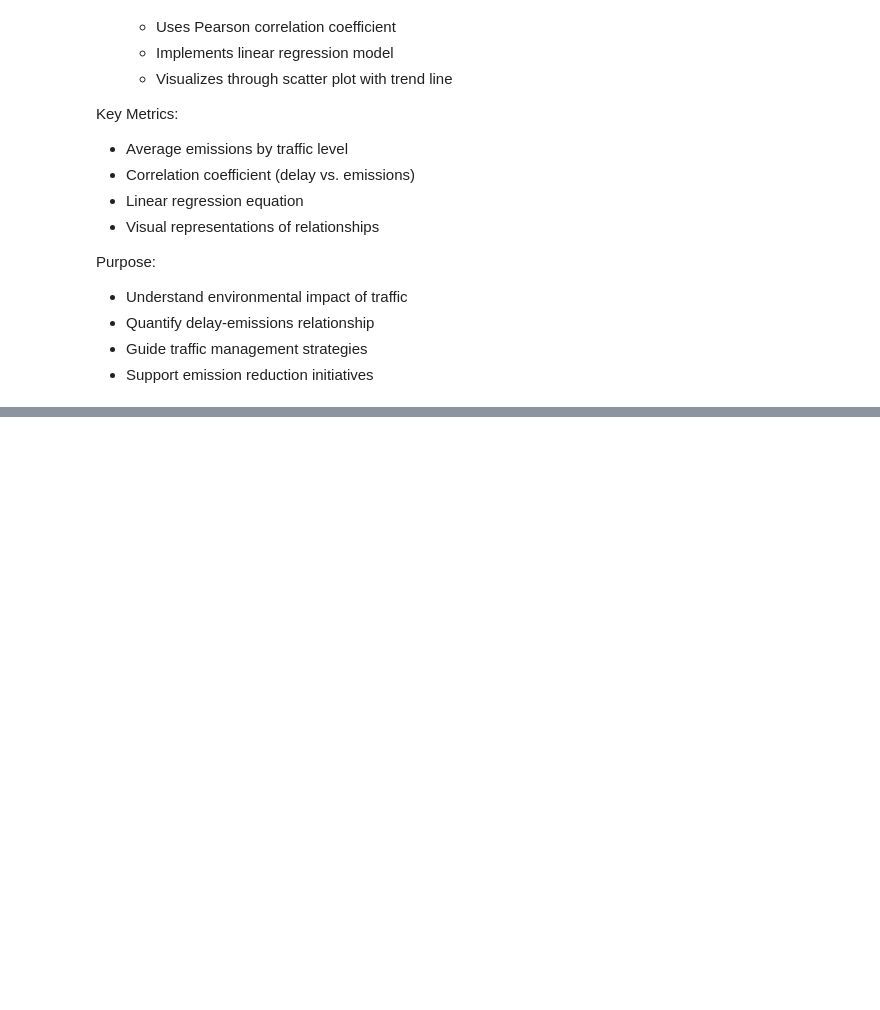
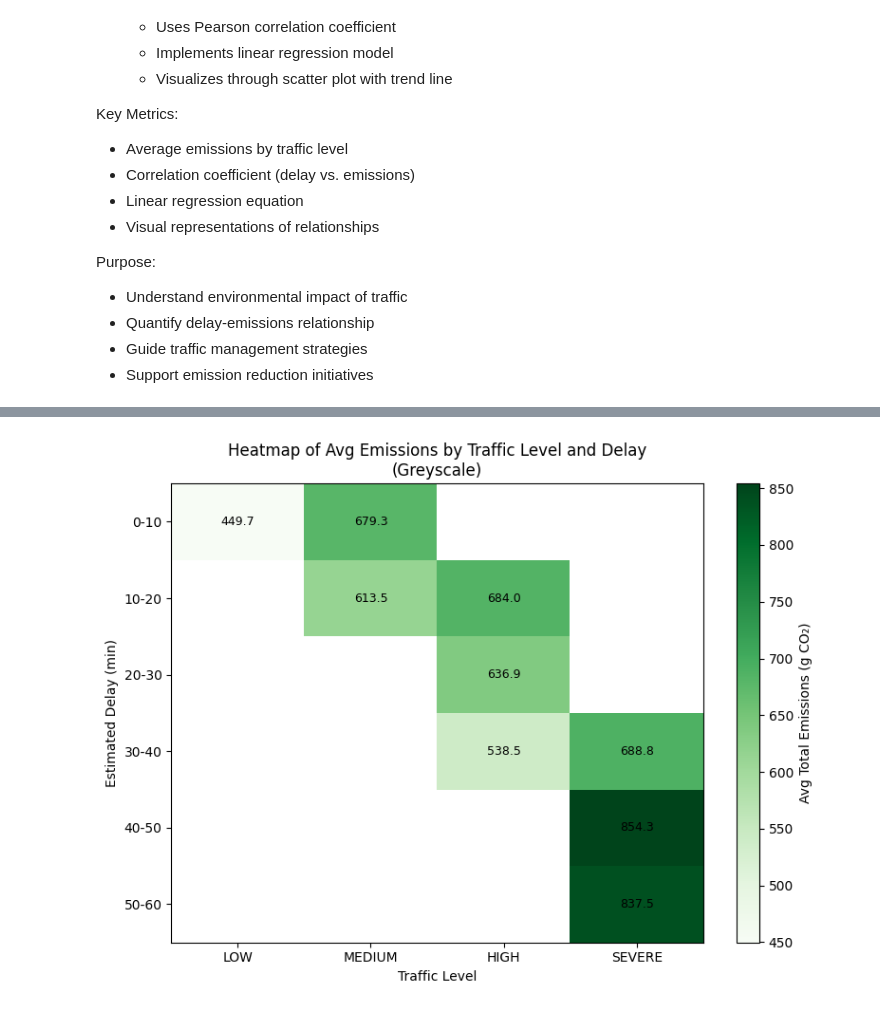
Before and after one commit to fabianVagnoni/Stream_Analytics_Projects, a Jupyter notebook: Basic&Intermediate_Analytics.ipynb, the cells around one changed output, grey strips where cells are left out. Drawn from its saved outputs; the diff is of its cells as text; code cells hidden in the pictures; blank space fills up the shorter version.

```diff
--- a/Basic&Intermediate_Analytics.ipynb
+++ b/Basic&Intermediate_Analytics.ipynb
@@ -1133,3 +1068,68 @@ print(df_proj.tail(n_future_weeks + 5))
+# %%
+import pandas as pd
+import numpy as np
+import matplotlib.pyplot as plt
+
+# 1. Ensure rides is loaded and has the needed columns
+# rides = pd.read_csv('your_rides.csv')  # if needed
+
+# 2. Create delay bins from 0 to 60 minutes in steps of 10
+bins = np.arange(0, 70, 10)  # 0–60 inclusive
+labels = [f"{i}-{i+10}" for i in bins[:-1]]
+rides['delay_bin'] = pd.cut(
+    rides['estimated_delay_minutes'],
+    bins=bins,
+    labels=labels,
+    right=False
+)
+
+# 3. Filter out rows with missing traffic_level, delay_bin, or emissions
+df_heat = rides.dropna(subset=['traffic_level', 'delay_bin', 'total_emissions'])
+
+# 4. Pivot: average total emissions by delay_bin and traffic_level
+pivot = df_heat.pivot_table(
+    index='delay_bin',
+    columns='traffic_level',
+    values='total_emissions',
+    aggfunc='mean'
+)
+
+# 5. Order traffic levels
+traffic_order = ['LOW', 'MEDIUM', 'HIGH', 'SEVERE']
+pivot = pivot.reindex(columns=traffic_order)
+
+# 6. Plot the heatmap in greyscale with annotations
+plt.figure(figsize=(8, 6))
+mat = plt.imshow(
+    pivot.values,
+    aspect='auto',
+    interpolation='nearest',
+    cmap='Greens'
+)
+plt.colorbar(mat, label='Avg Total Emissions (g CO₂)')
+plt.xticks(ticks=np.arange(len(pivot.columns)), labels=pivot.columns)
+plt.yticks(ticks=np.arange(len(pivot.index)), labels=pivot.index)
+plt.xlabel('Traffic Level')
+plt.ylabel('Estimated Delay (min)')
+plt.title('Heatmap of Avg Emissions by Traffic Level and Delay\n(Greyscale)')
+
+# 7. Add text labels
+for i, delay_bin in enumerate(pivot.index):
+    for j, traffic in enumerate(pivot.columns):
+        val = pivot.loc[delay_bin, traffic]
+        if not np.isnan(val):
+            plt.text(
+                j, i,
+                f"{val:.1f}",
+                ha='center', va='center',
+                color='white' if val > pivot.values.max()/2 else 'black',
+                fontsize=9
+            )
+
+plt.tight_layout()
+plt.show()
+# %% [output]
+[figure, added]
 # %% [markdown]
 ### **Temporal Emissions Analysis**
 This analysis examines how emissions vary throughout the day and between peak/off-peak hours.
```
Also changed, not shown: parts of 19 cells of this notebook.
